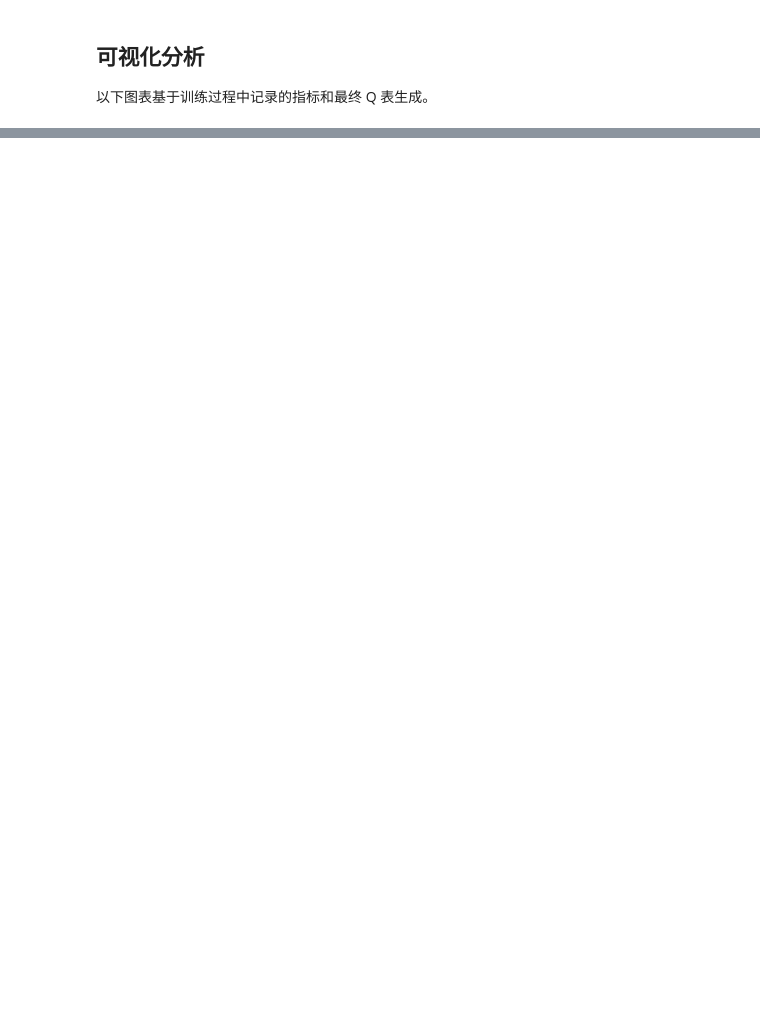
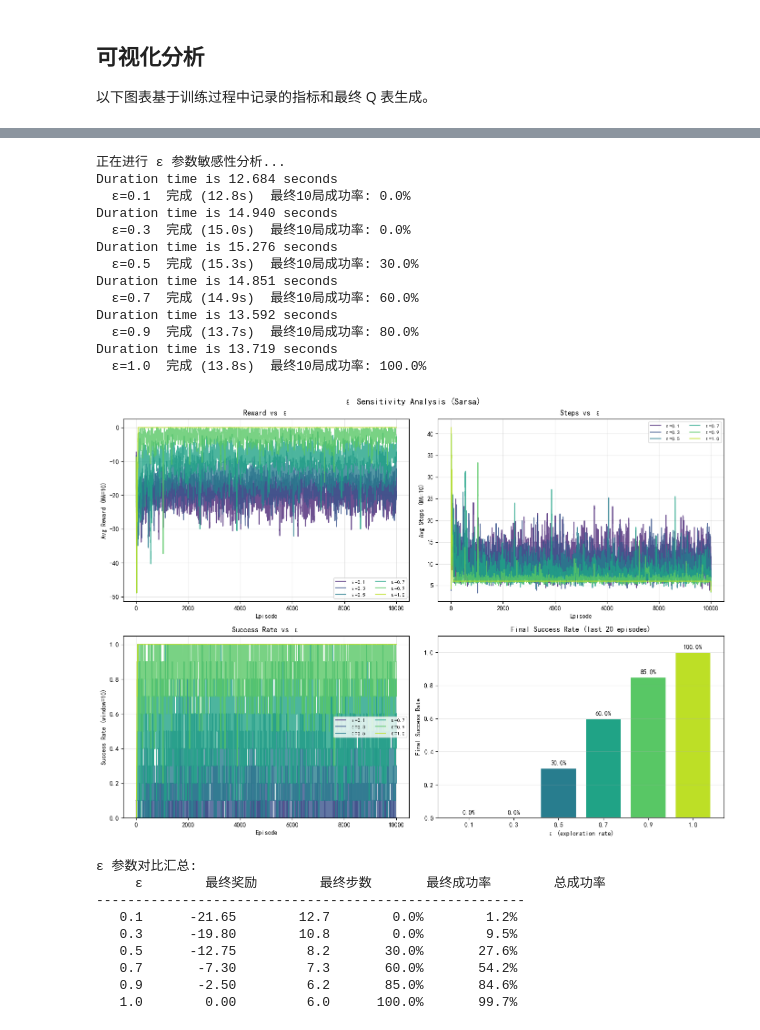
Before and after one commit to ExplorXin/RL_Project, a Jupyter notebook: TD/Sarsa.ipynb, the cells around one changed output, grey strips where cells are left out. Drawn from its saved outputs; the diff is of its cells as text; code cells hidden in the pictures; blank space fills up the shorter version.

```diff
--- a/TD/Sarsa.ipynb
+++ b/TD/Sarsa.ipynb
@@ -530,7 +551,7 @@ import time as time_module
 
 def train_fast(epsilon, episodes=100):
     """快速训练（无渲染），返回 metrics"""
-    from lib.envs.Maze import MazeEnv
+    from lib.envs.maze import MazeEnv
     env = MazeEnv()
     # 让窗口不显示
     env.withdraw()
@@ -541,7 +562,7 @@ def train_fast(epsilon, episodes=100):
 
 # 测试不同 ε 值
 epsilons = [0.1, 0.3, 0.5, 0.7, 0.9, 1.0]
-episodes_test = 100
+episodes_test = 1000
 results = {}
 
 print('正在进行 ε 参数敏感性分析...')
@@ -594,33 +615,57 @@ axes[1, 0].set_ylim(0, 1.05)
 axes[1, 0].legend(fontsize=8, ncol=2)
 axes[1, 0].grid(True, alpha=0.3)
 
 # 柱状图: 最终成功率
 final_success = [np.mean(results[eps]['success'][-20:]) for eps in epsilons]
 bars = axes[1, 1].bar([str(e) for e in epsilons], final_success,
                       color=colors, edgecolor='white', linewidth=1.5)
 axes[1, 1].set_xlabel('ε (exploration rate)')
 axes[1, 1].set_ylabel('Final Success Rate')
 axes[1, 1].set_title('Final Success Rate (last 20 episodes)')
 axes[1, 1].set_ylim(0, 1.1)
 for bar, val in zip(bars, final_success):
     axes[1, 1].text(bar.get_x() + bar.get_width()/2, bar.get_height() + 0.02,
                     f'{val:.1%}', ha='center', fontweight='bold', fontsize=10)
 axes[1, 1].grid(True, alpha=0.3, axis='y')
 
 plt.suptitle('ε Sensitivity Analysis (Sarsa)', fontsize=14, fontweight='bold')
 plt.tight_layout()
 plt.show()
 
 # 汇总表
 print('\nε 参数对比汇总:')
 print(f'{"ε":>6}  {"最终奖励":>10}  {"最终步数":>10}  {"最终成功率":>10}  {"总成功率":>10}')
 print('-' * 55)
 for eps in epsilons:
     m = results[eps]
     print(f'{eps:>6.1f}  {np.mean(m["rewards"][-20:]):>10.2f}  '
           f'{np.mean(m["steps"][-20:]):>10.1f}  '
           f'{np.mean(m["success"][-20:]):>10.1%}  '
           f'{np.sum(m["success"])/len(m["success"]):>10.1%}')
+# %% [output]
+正在进行 ε 参数敏感性分析...
+Duration time is 12.684 seconds
+  ε=0.1  完成 (12.8s)  最终10局成功率: 0.0%
+Duration time is 14.940 seconds
+  ε=0.3  完成 (15.0s)  最终10局成功率: 0.0%
+Duration time is 15.276 seconds
+  ε=0.5  完成 (15.3s)  最终10局成功率: 30.0%
+Duration time is 14.851 seconds
+  ε=0.7  完成 (14.9s)  最终10局成功率: 60.0%
+Duration time is 13.592 seconds
+  ε=0.9  完成 (13.7s)  最终10局成功率: 80.0%
+Duration time is 13.719 seconds
+  ε=1.0  完成 (13.8s)  最终10局成功率: 100.0%
+[figure, added]
+ε 参数对比汇总:
+     ε        最终奖励        最终步数       最终成功率        总成功率
+-------------------------------------------------------
+   0.1      -21.65        12.7        0.0%        1.2%
+   0.3      -19.80        10.8        0.0%        9.5%
+   0.5      -12.75         8.2       30.0%       27.6%
+   0.7       -7.30         7.3       60.0%       54.2%
+   0.9       -2.50         6.2       85.0%       84.6%
+   1.0        0.00         6.0      100.0%       99.7%
 # %%
 # ── 6. 补充可视化: 状态访问分布 + 算法对比说明 ──
 
```
Also changed, not shown: parts of 8 cells of this notebook, 6 other files.
